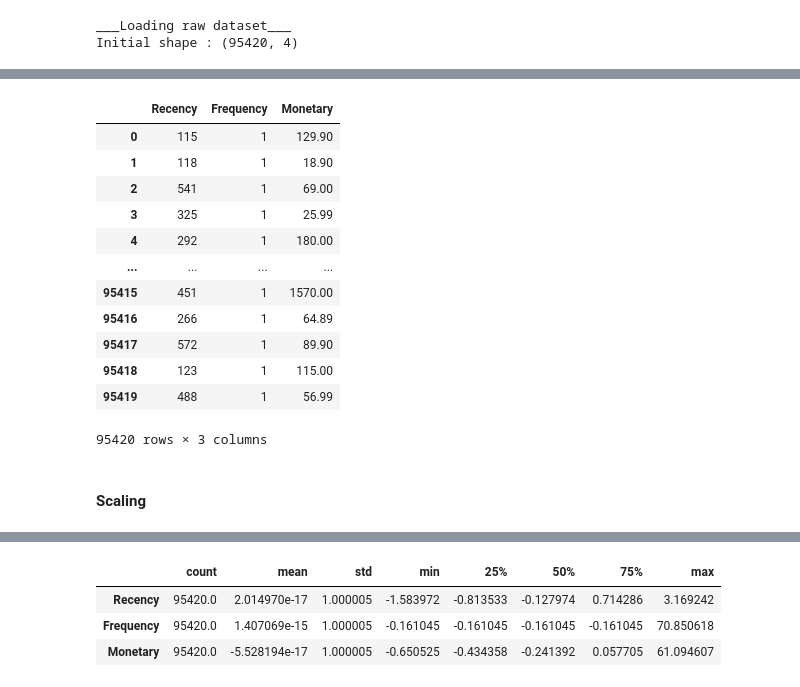
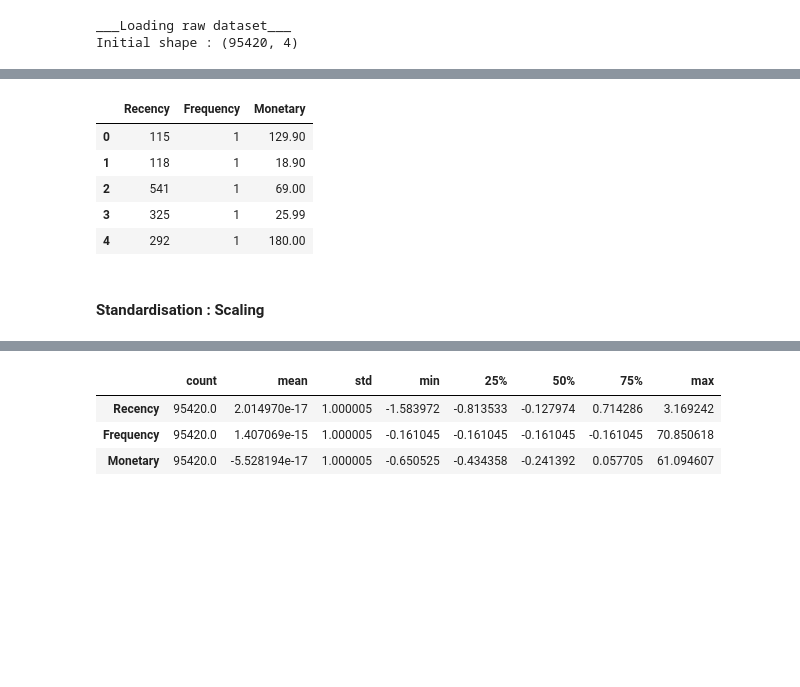
Before and after one commit to oumeima-elgharbi/P5_Data_Science_OpenClassrooms, a Jupyter notebook: P5_02_essais.ipynb, the cells around one changed output, grey strips where cells are left out. Cells and saved outputs as stored; diff of their text form; code cells hidden in the pictures; blank space fills up the shorter version.

```diff
--- a/P5_02_essais.ipynb
+++ b/P5_02_essais.ipynb
@@ -55,22 +60,15 @@ dataset_rfm
 # %%
 X = dataset_rfm.drop("customer_unique_id", axis=1).copy()
-X
+X.head()
 # %% [output]
 |  | Recency | Frequency | Monetary |
 | 0 | 115 | 1 | 129.90 |
 | 1 | 118 | 1 | 18.90 |
 | 2 | 541 | 1 | 69.00 |
 | 3 | 325 | 1 | 25.99 |
 | 4 | 292 | 1 | 180.00 |
-| ... | ... | ... | ... |
-| 95415 | 451 | 1 | 1570.00 |
-| 95416 | 266 | 1 | 64.89 |
-| 95417 | 572 | 1 | 89.90 |
-| 95418 | 123 | 1 | 115.00 |
-| 95419 | 488 | 1 | 56.99 |
-95420 rows × 3 columns
 # %% [markdown]
-#### Scaling
+#### Standardisation : Scaling
 # %%
 X_norm = X.copy()
 X_norm[X_norm.columns] = scale(X)
```
Also changed, not shown: parts of 128 cells of this notebook, 3 other files.
